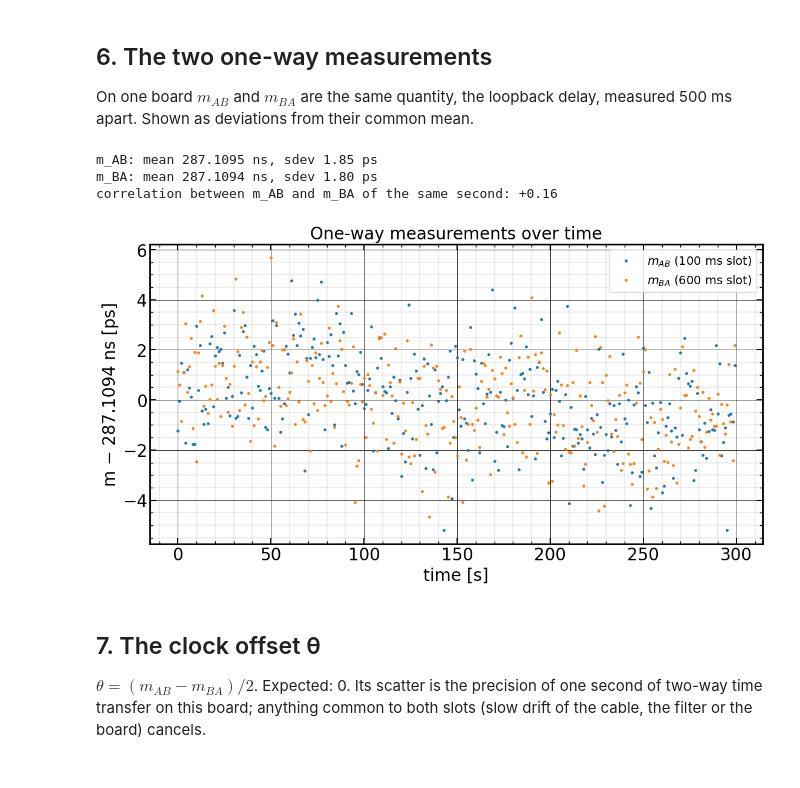
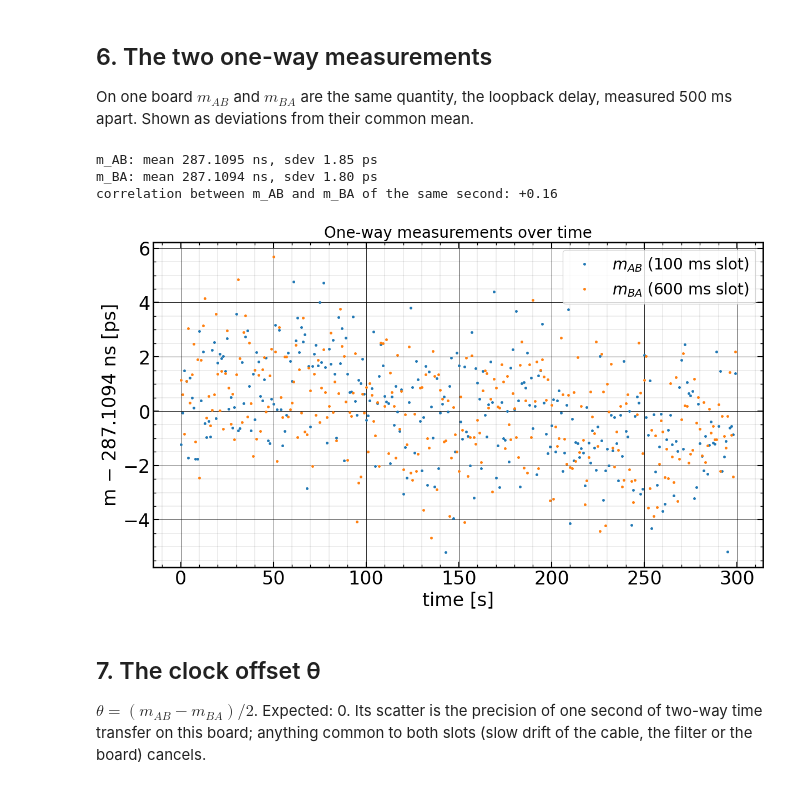
Before and after one commit to felipe-mazzi/PRN, a Jupyter notebook: TWTT_selftest_Oct_27.ipynb, the cells around one changed output. Drawn from its saved outputs; the diff is of its cells as text; code cells hidden in the pictures.

```diff
--- a/TWTT_selftest_Oct_27.ipynb
+++ b/TWTT_selftest_Oct_27.ipynb
@@ -304,22 +304,23 @@ On one board $m_{AB}$ and $m_{BA}$ are the same quantity, the loopback delay, me
 # %%
 mean_m = np.nanmean(np.r_[m_ab, m_ba])
 for name, m in (("m_AB", m_ab), ("m_BA", m_ba)):
     print(f"{name}: mean {np.nanmean(m):.4f} ns, sdev {np.nanstd(m, ddof=1) * 1e3:.2f} ps")
 r_ab_ba = np.corrcoef(m_ab[valid], m_ba[valid])[0, 1]
 print(f"correlation between m_AB and m_BA of the same second: {r_ab_ba:+.2f}")
 
-fig, ax = plt.subplots(1, 1, figsize=(11, 6), layout='constrained')
+fig, ax = plt.subplots(1, 1, figsize=(12, 7), layout='constrained')
 ax.plot(t, (m_ab - mean_m) * 1e3, ".", ms=5, color="tab:blue", label="$m_{AB}$ (100 ms slot)")
 ax.plot(t, (m_ba - mean_m) * 1e3, ".", ms=5, color="tab:orange", label="$m_{BA}$ (600 ms slot)")
-ax.set_xlabel("time [s]"); ax.set_ylabel(f"m − {mean_m:.4f} ns [ps]")
+ax.set_xlabel("time [s]", fontsize=24); ax.set_ylabel(f"m − {mean_m:.4f} ns [ps]", fontsize=24)
 ax.set_title("One-way measurements over time", fontsize=20)
-ax.legend(fontsize=14, loc="upper right"); grids(ax)
+ax.tick_params(axis="both", labelsize=24)
+ax.legend(fontsize=20, loc="upper right"); grids(ax)
 fig.savefig(FIG / "one_way.png", dpi=150); plt.show()
 # %% [output]
 m_AB: mean 287.1095 ns, sdev 1.85 ps
 m_BA: mean 287.1094 ns, sdev 1.80 ps
 correlation between m_AB and m_BA of the same second: +0.16
-[figure, old version]
+[figure, new version]
 # %% [markdown]
 ## 7. The clock offset θ
 
```
Also changed, not shown: parts of 3 cells of this notebook, 16 other files.
